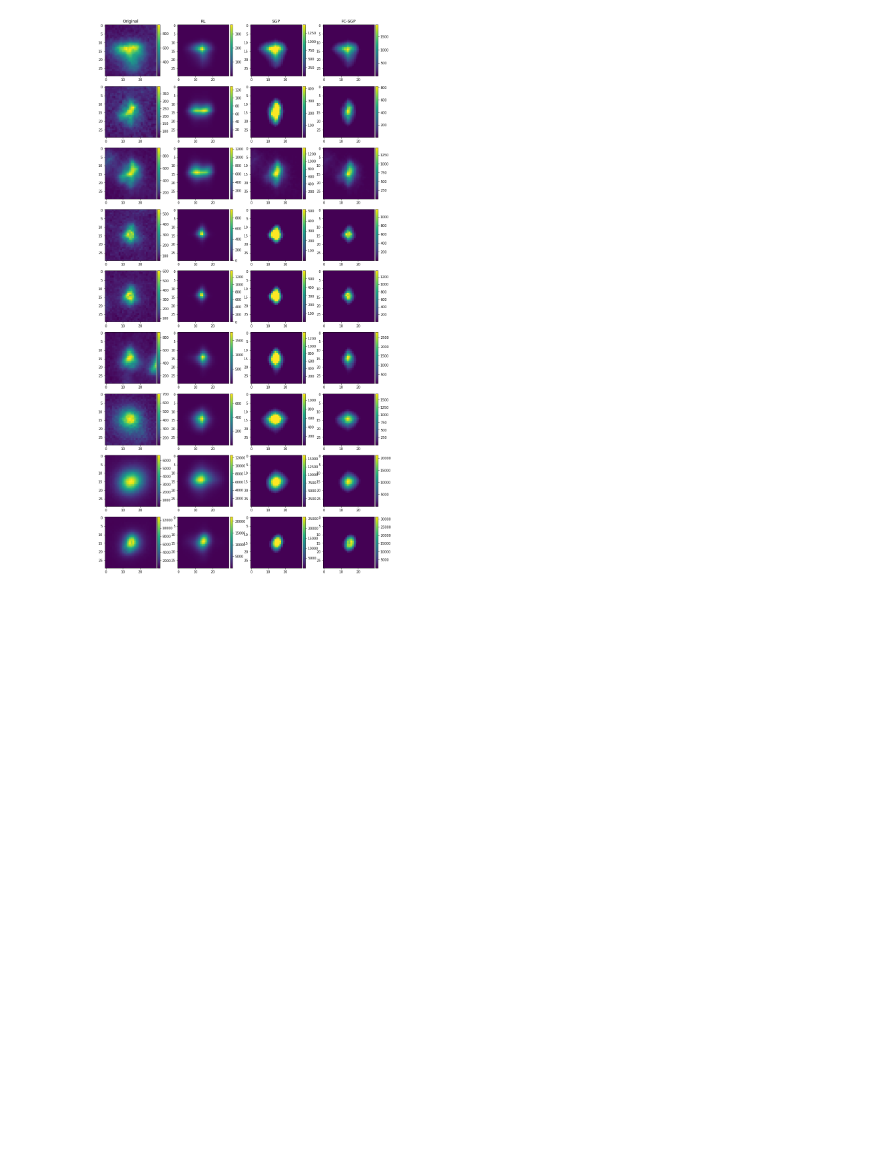
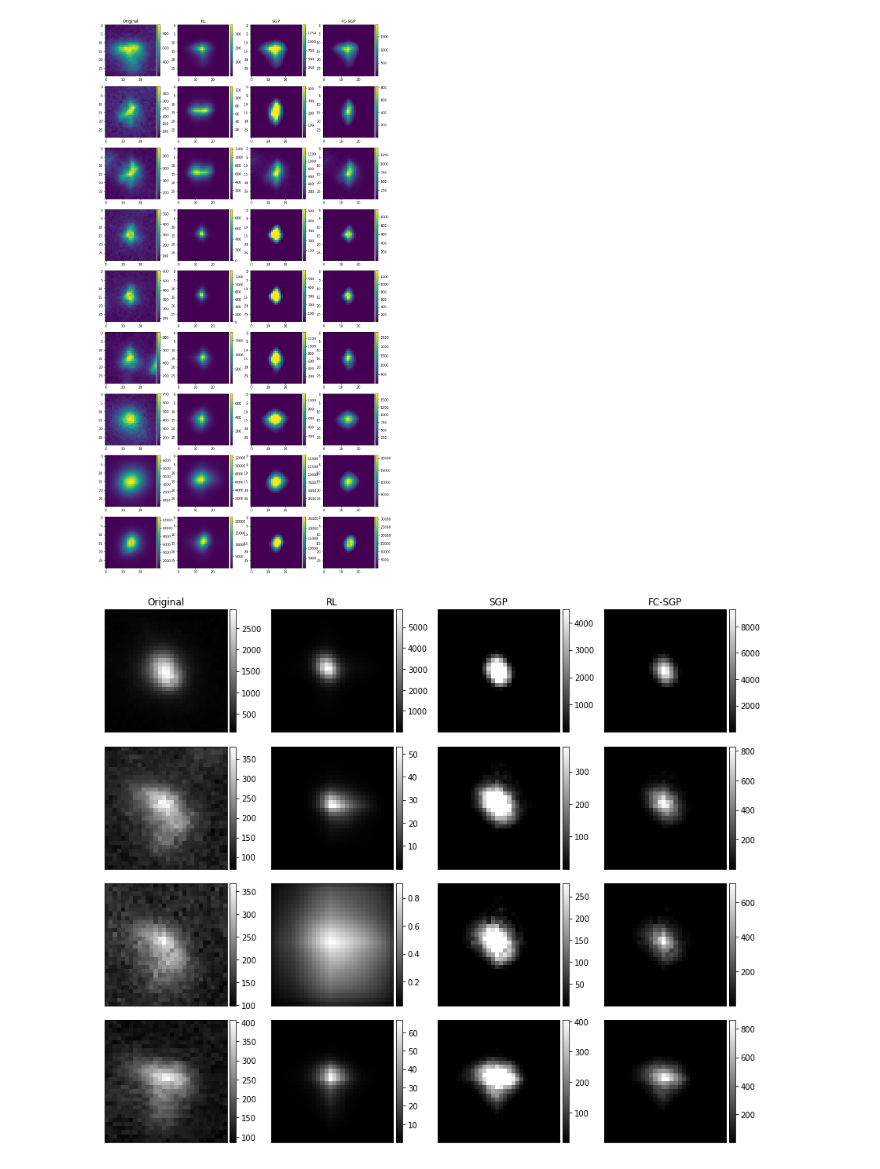
Before and after one commit to Yash-10/beta-sgp, a Jupyter notebook: results/plot_rl_sgp_fc-sgp_results.ipynb, the cells around one changed output. Drawn from its saved outputs; the diff is of its cells as text; code cells hidden in the pictures; blank space fills up the shorter version.

```diff
--- a/results/plot_rl_sgp_fc-sgp_results.ipynb
+++ b/results/plot_rl_sgp_fc-sgp_results.ipynb
@@ -118,3 +118,11 @@ FC_SGP_reconstructed_images/ccfbxb090103.fits_327.2416_106.9162_SGP_recon_2.fits
 #     sorted(glob.glob('FC_SGP_original_images/*.fits')), sorted(glob.glob('RL_reconstructed_images/*.fits')), sorted(glob.glob('SGP_reconstructed_images/*.fits')), sorted(glob.glob('FC_SGP_reconstructed_images/*.fits'))
 # ):
 #     print(f)
+# %%
+for f in zip(
+    sorted(glob.glob('FC_SGP_original_images/*.fits')), sorted(glob.glob('RL_reconstructed_images/*.fits')), sorted(glob.glob('SGP_reconstructed_images/*.fits')), sorted(glob.glob('FC_SGP_reconstructed_images/*.fits'))
+):
+    if f[0].split('/')[1] == 'ccfbvc170119.fits_515.4571_110.0911_SGP_orig.fits' or f[0].split('/')[1] == 'ccfbvc170118.fits_485.6476_528.831_SGP_orig.fits' or f[0].split('/')[1] == 'ccfbvc170119.fits_226.8246_174.0645_SGP_orig.fits':
+        continue
+
+    print(f[0].split('/')[1])
@@ -164,3 +192,12 @@ plt.savefig("rl_sgp_fcsgp_compare_images_1.pdf", format="pdf", bbox_inches="tigh
 plt.show()
 # %% [output]
 [figure]
+# %%
+for f in zip(
+    sorted(glob.glob('FC_SGP_original_images/*.fits'))[10:], sorted(glob.glob('RL_reconstructed_images/*.fits'))[10:],
+    sorted(glob.glob('SGP_reconstructed_images/*.fits'))[10:], sorted(glob.glob('FC_SGP_reconstructed_images/*.fits'))[10:]
+):
+    if f[0].split('/')[1] == 'ccfbvc170119.fits_515.4571_110.0911_SGP_orig.fits' or f[0].split('/')[1] == 'ccfbvc170118.fits_485.6476_528.831_SGP_orig.fits' or f[0].split('/')[1] == 'ccfbvc170119.fits_226.8246_174.0645_SGP_orig.fits':
+        continue
+
+    print(f)
@@ -211,3 +261,53 @@ plt.savefig("rl_sgp_fcsgp_compare_images_2.pdf", format="pdf", bbox_inches="tigh
 plt.show()
 # %% [output]
 [figure]
+# %%
+i = 0
+fig, ax = plt.subplots(4, 4, figsize=(12, 10))
+for f in zip(
+    sorted(glob.glob('FC_SGP_original_images/*.fits')), sorted(glob.glob('RL_reconstructed_images/*.fits')), sorted(glob.glob('SGP_reconstructed_images/*.fits')), sorted(glob.glob('FC_SGP_reconstructed_images/*.fits'))
+):
+    if f[0].split('/')[1] == 'ccfbvc170119.fits_515.4571_110.0911_SGP_orig.fits' or f[0].split('/')[1] == 'ccfbvc170118.fits_485.6476_528.831_SGP_orig.fits' or f[0].split('/')[1] == 'ccfbvc170119.fits_226.8246_174.0645_SGP_orig.fits':
+        continue
+
+    if i == 4:
+        break
+
+    if i == 0:
+        ax[i, 0].set_title("Original")
+        ax[i, 1].set_title("RL")
+        ax[i, 2].set_title("SGP")
+        ax[i, 3].set_title("FC-SGP")
+
+    orig = fits.getdata(f[0])
+    rl = fits.getdata(f[1])
+    sgp = fits.getdata(f[2])
+    fcsgp = fits.getdata(f[3])
+
+    im0 = ax[i, 0].imshow(orig, cmap='gray')
+    cax0 = axes_colorbar(ax[i, 0])
+    fig.colorbar(im0, cax=cax0, orientation='vertical')
+
+    im1 = ax[i, 1].imshow(rl, cmap='gray')
+    cax1 = axes_colorbar(ax[i, 1])
+    fig.colorbar(im1, cax=cax1, orientation='vertical')
+
+    im2 = ax[i, 2].imshow(sgp, cmap='gray')
+    cax2 = axes_colorbar(ax[i, 2])
+    fig.colorbar(im2, cax=cax2, orientation='vertical')
+
+    im3 = ax[i, 3].imshow(fcsgp, cmap='gray')
+    cax3 = axes_colorbar(ax[i, 3])
+    fig.colorbar(im3, cax=cax3, orientation='vertical')
+
+    for ff in range(4):
+        ax[i, ff].set_xticks([])
+        ax[i, ff].set_yticks([])
+
+    i += 1
+
+plt.tight_layout()
+plt.savefig('example1.png', bbox_inches='tight', dpi=500)
+plt.show()
+# %% [output]
+[figure, added]
```
Also changed, not shown: parts of 4 cells of this notebook, 12 other files.
